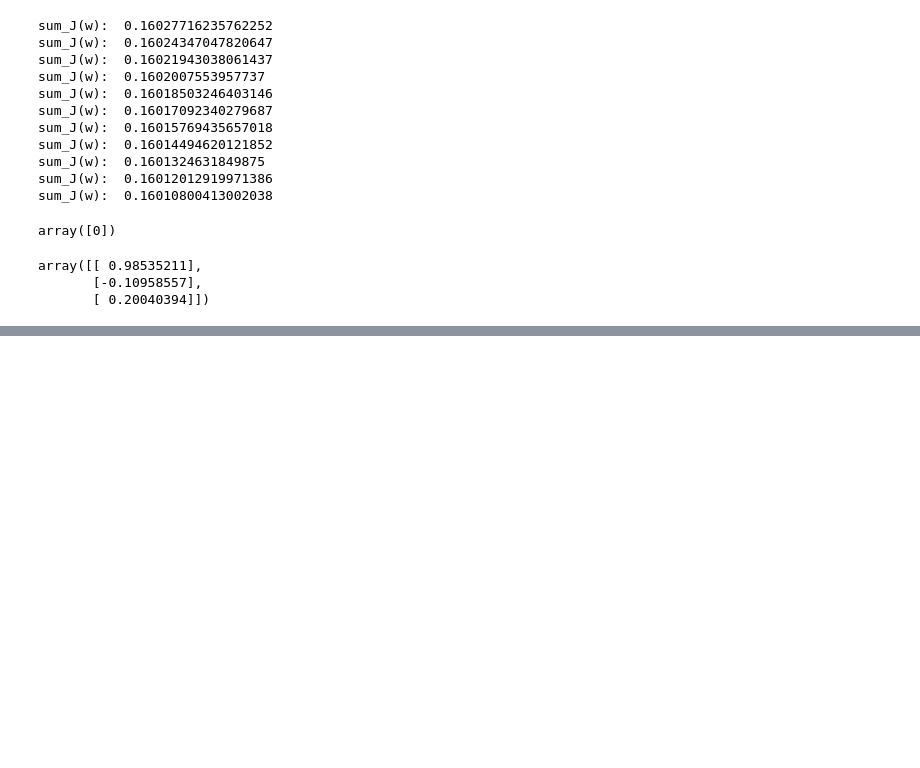
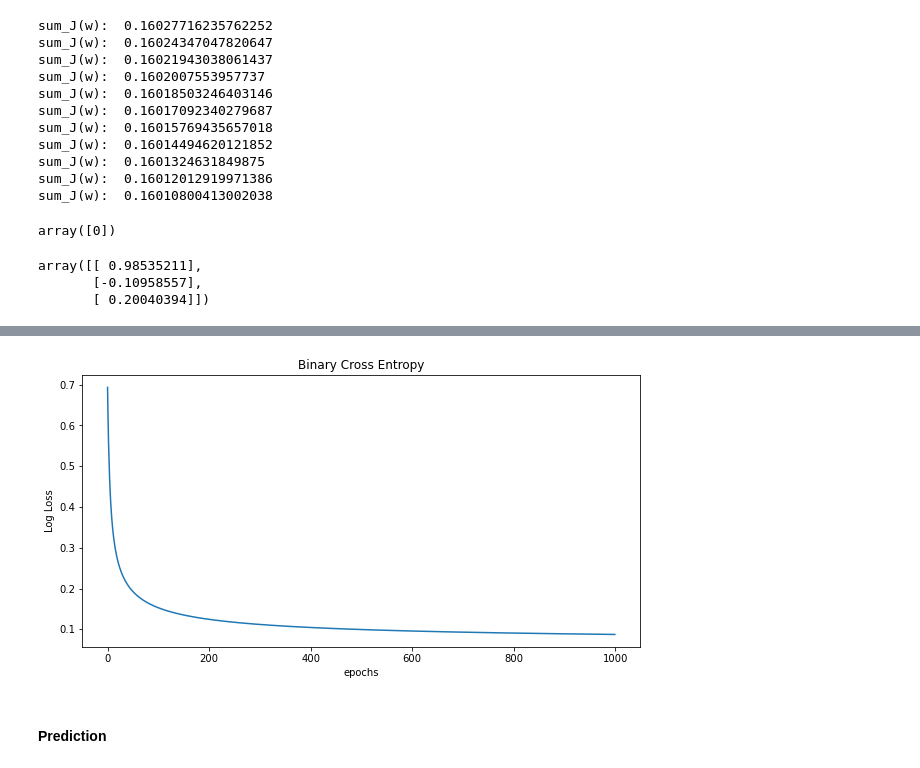
Before and after one commit to AliAtes/PyAtes, a Jupyter notebook: notebook/machine_learning/logistic_regression.ipynb, the cells around one changed output, grey strips where cells are left out. Drawn from its saved outputs; the diff is of its cells as text; code cells hidden in the pictures; blank space fills up the shorter version.

```diff
--- a/notebook/machine_learning/logistic_regression.ipynb
+++ b/notebook/machine_learning/logistic_regression.ipynb
@@ -261,0 +270,7 @@ display(df)
+# %%
+from sklearn.preprocessing import StandardScaler
+
+sc = StandardScaler()
+X_scaled = sc.fit_transform(X)
+
+pm(X_scaled,"X_scaled")
@@ -330,0 +412,8 @@ array([[ 0.98535211],
+# %%
+epochs          = 1000
+lr              = 0.5 # Dataset normalizasyonundan önce 0.0001 iken şimdi 0.5 ile 0.08 hatayla eğitim yapabiliyoruz.
+ones            = np.ones((X.shape[0], 1)) # x_0:[1,1,1..]
+X               = np.concatenate([ones, X_scaled], axis = 1) # w_0 * x_0 için x_0 = 1 sütun matrisini ana X matrisine ekle.
+m, n            = X.shape
+w               = np.zeros((n, 1)) # [w0, w1, w2, w3]: [bias, Gender, Height, Weight]
+J_Hist          = np.zeros(epochs)
@@ -330,0 +465,14 @@ array([[ 0.98535211],
+# %%
+for epoch in range(epochs):
+    Xw              = np.dot(X, w)                              # (500,1)(4,1): (500, 1)
+    h_x             = 1 / (1 + np.exp(-Xw))                     # (500,1)
+    bernoulli_1     = np.dot(y.T, np.log(h_x))                  # (1,500)(500,1) = (1,1)
+    bernoulli_2     = np.dot((1 - y).T, np.log(1 - h_x))        # (1,500)(500,1) = (1,1)
+    LogLoss         = -(1 / m) * (bernoulli_1 + bernoulli_2)    # (1,1)
+    J_Hist[epoch]   = LogLoss
+    gradient        = np.dot(X.T, (y - h_x))                    # (4,500)((500,1)-(500,1)) = (4,1)
+    w               += (1 / m) * lr * gradient                  # (4,1)+=(4,1)
+    if epoch%100    == 0: print(J_Hist[epoch])
+
+coef_       = np.reshape(w[1:], (1, -1))
+intercept_  = w[0]
@@ -330,0 +490,11 @@ array([[ 0.98535211],
+# %%
+plt.plot(range(len(J_Hist)), J_Hist)
+plt.title("Binary Cross Entropy")
+plt.xlabel("epochs")
+plt.ylabel("Log Loss")
+plt.gcf().set_size_inches(10, 5)
+plt.show()
+# %% [output]
+[figure, added]
+# %% [markdown]
+#### **Prediction**
```
Also changed, not shown: parts of 24 cells of this notebook.
